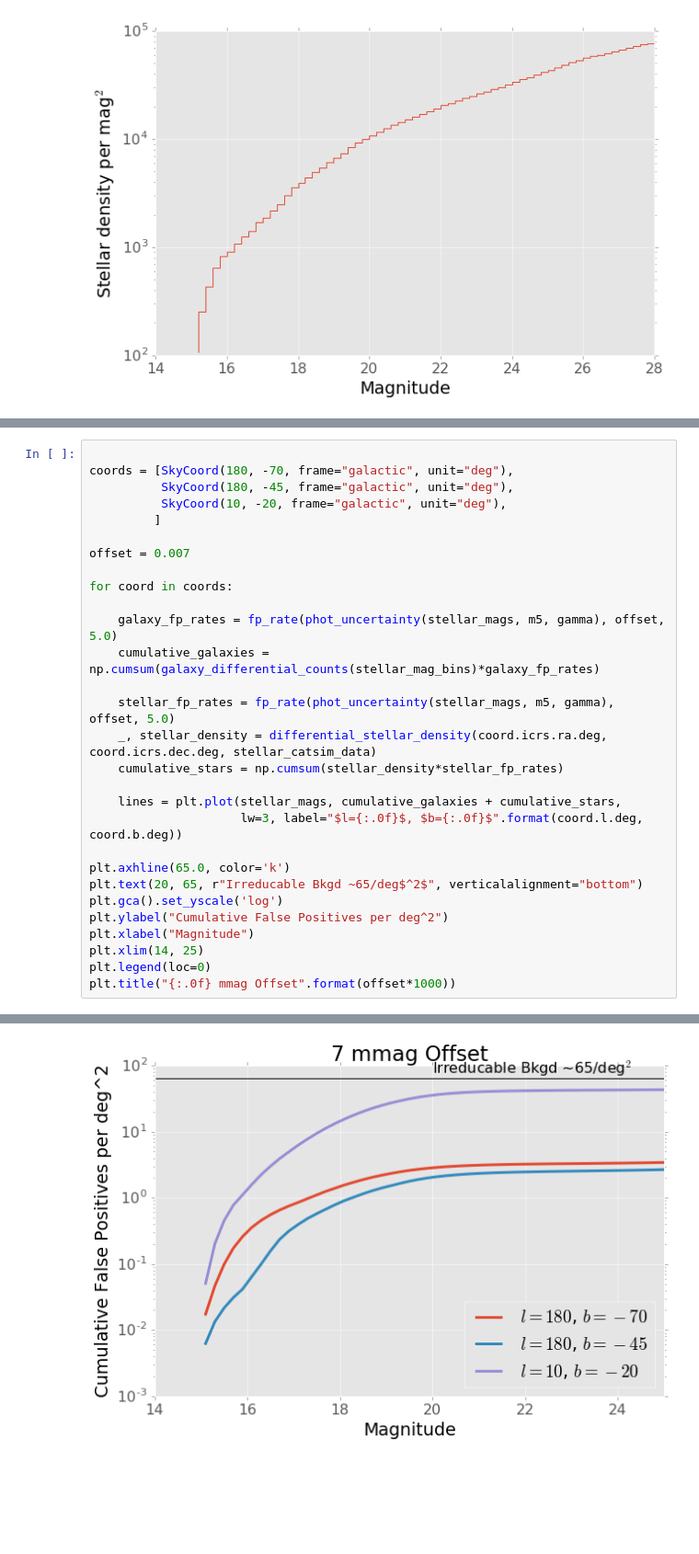
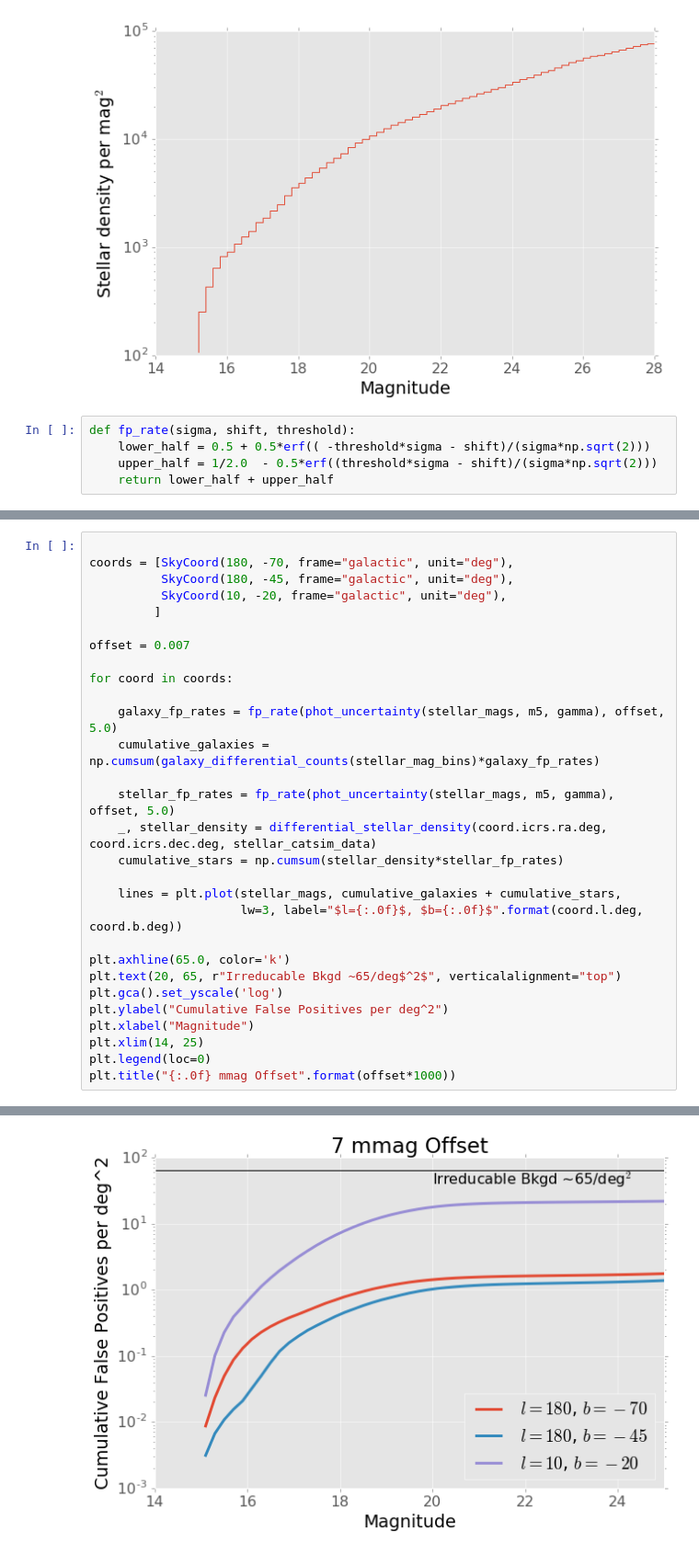
Before and after one commit to lsst-dmsst/LDM-523, a Jupyter notebook: numerical_estimation.ipynb, the cells around one changed output, grey strips where cells are left out. Shown: that part at 92% size. Drawn from its saved outputs; the diff is of its cells as text; blank space fills up the shorter version.

Commit message:
Replace the accidentally-deleted fp_rate function.

```diff
--- a/numerical_estimation.ipynb
+++ b/numerical_estimation.ipynb
@@ -29,6 +29,11 @@ plt.xlabel("Magnitude")
 plt.gca().set_yscale('log')
 # %% [output]
 [figure]
+# %%
+def fp_rate(sigma, shift, threshold):
+    lower_half = 0.5 + 0.5*erf(( -threshold*sigma - shift)/(sigma*np.sqrt(2)))
+    upper_half = 1/2.0  - 0.5*erf((threshold*sigma - shift)/(sigma*np.sqrt(2)))
+    return lower_half + upper_half
 # %%
 gamma = 0.038
 m5 = 24.8
@@ -123,35 +128,35 @@ plt.legend(loc=0)
 # %%
 
 coords = [SkyCoord(180, -70, frame="galactic", unit="deg"),
           SkyCoord(180, -45, frame="galactic", unit="deg"),
           SkyCoord(10, -20, frame="galactic", unit="deg"),
          ]
 
 offset = 0.007
 
 for coord in coords:
 
     galaxy_fp_rates = fp_rate(phot_uncertainty(stellar_mags, m5, gamma), offset, 5.0)
     cumulative_galaxies = np.cumsum(galaxy_differential_counts(stellar_mag_bins)*galaxy_fp_rates)
 
     stellar_fp_rates = fp_rate(phot_uncertainty(stellar_mags, m5, gamma), offset, 5.0)
     _, stellar_density = differential_stellar_density(coord.icrs.ra.deg, coord.icrs.dec.deg, stellar_catsim_data)
     cumulative_stars = np.cumsum(stellar_density*stellar_fp_rates)
 
     lines = plt.plot(stellar_mags, cumulative_galaxies + cumulative_stars,
                      lw=3, label="$l={:.0f}$, $b={:.0f}$".format(coord.l.deg, coord.b.deg))
 
 plt.axhline(65.0, color='k')
-plt.text(20, 65, r"Irreducable Bkgd ~65/deg$^2$", verticalalignment="bottom")
+plt.text(20, 65, r"Irreducable Bkgd ~65/deg$^2$", verticalalignment="top")
 plt.gca().set_yscale('log')
 plt.ylabel("Cumulative False Positives per deg^2")
 plt.xlabel("Magnitude")
 plt.xlim(14, 25)
 plt.legend(loc=0)
 plt.title("{:.0f} mmag Offset".format(offset*1000))
 # %% [output]
 <matplotlib.text.Text at 0x...>
-[figure, old version]
+[figure, new version]
 # %%
 
 final_fp_counts = []
```
Also changed, not shown: parts of 3 cells of this notebook.
